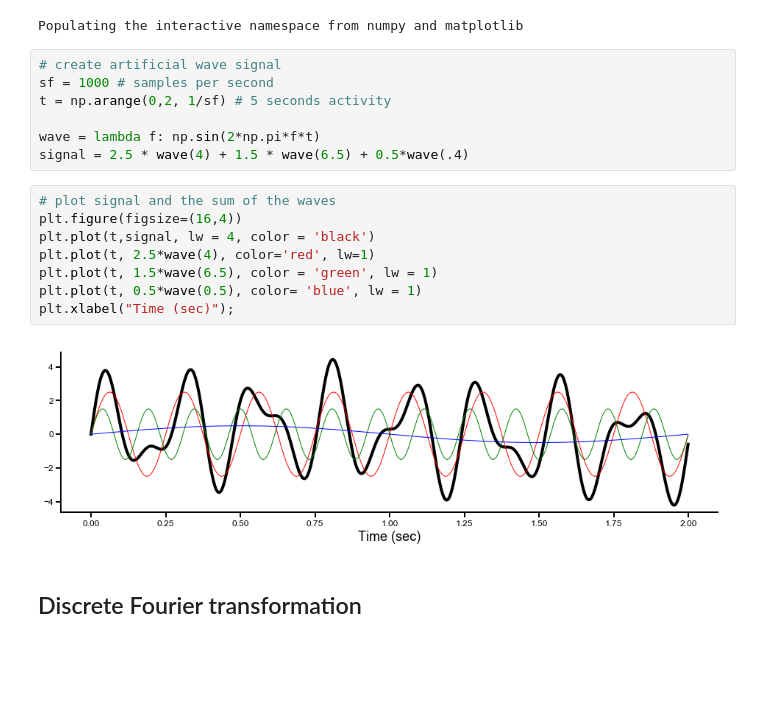
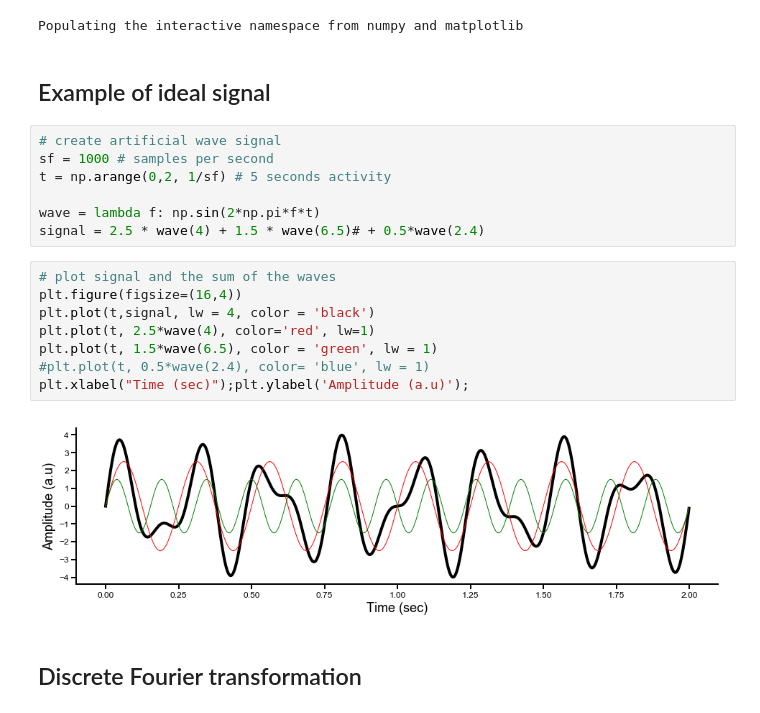
Before and after one commit to OrielBanne/myIPythonNotebooks, a Jupyter notebook: Signal_Processing/SimpleFourier.ipynb, the cells around one changed output. Drawn from its saved outputs; the diff is of its cells as text; blank space fills up the shorter version.

```diff
--- a/Signal_Processing/SimpleFourier.ipynb
+++ b/Signal_Processing/SimpleFourier.ipynb
@@ -4,22 +4,24 @@
 %pylab inline
 # %% [output]
 Populating the interactive namespace from numpy and matplotlib
+# %% [markdown]
+<H2>Example of ideal signal</H2>
 # %%
 # create artificial wave signal
 sf = 1000 # samples per second
 t = np.arange(0,2, 1/sf) # 5 seconds activity
 
 wave = lambda f: np.sin(2*np.pi*f*t)
-signal = 2.5 * wave(4) + 1.5 * wave(6.5) + 0.5*wave(.4)
+signal = 2.5 * wave(4) + 1.5 * wave(6.5)# + 0.5*wave(2.4)
 # %%
 # plot signal and the sum of the waves
 plt.figure(figsize=(16,4))
 plt.plot(t,signal, lw = 4, color = 'black')
 plt.plot(t, 2.5*wave(4), color='red', lw=1)
 plt.plot(t, 1.5*wave(6.5), color = 'green', lw = 1)
-plt.plot(t, 0.5*wave(0.5), color= 'blue', lw = 1)
-plt.xlabel("Time (sec)");
+#plt.plot(t, 0.5*wave(2.4), color= 'blue', lw = 1)
+plt.xlabel("Time (sec)");plt.ylabel('Amplitude (a.u)');
 # %% [output]
-[figure, old version]
+[figure, new version]
 # %% [markdown]
 <H2>Discrete Fourier transformation</H2>
```
Also changed, not shown: parts of 29 cells of this notebook.
